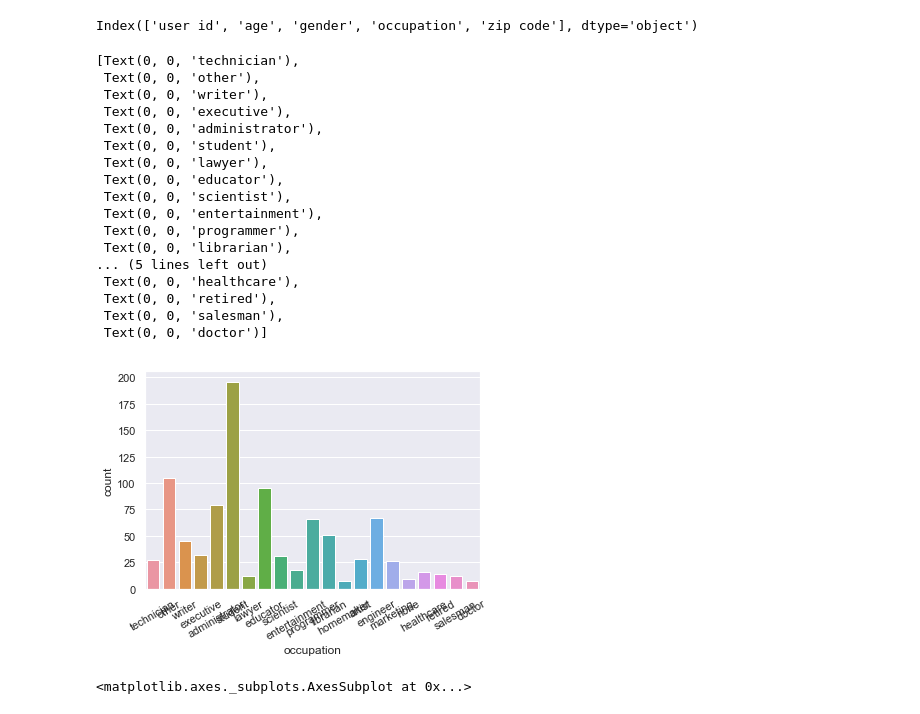
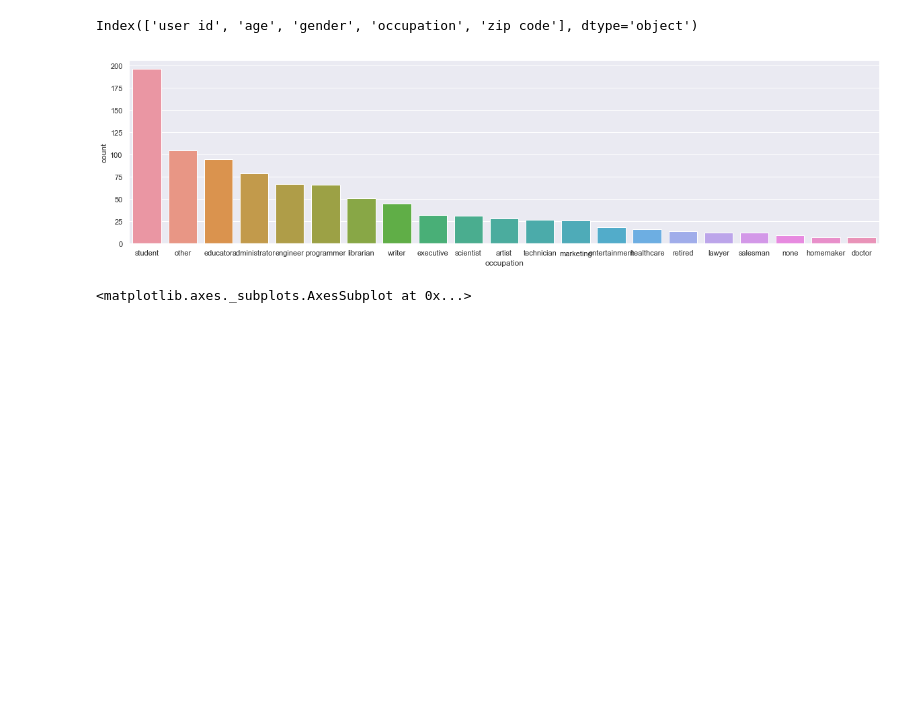
Before and after one commit to GreatLearningAIML1/gl-pgp-aiml-uta-intl-may20-aargie, a Jupyter notebook: MovieLens Project Questions.ipynb, the cells around one changed output. Saved outputs shown, nothing was run; the diff lists cells and outputs as text; code cells hidden in the pictures; blank space fills up the shorter version.

```diff
--- a/MovieLens Project Questions.ipynb
+++ b/MovieLens Project Questions.ipynb
@@ -195,27 +196,11 @@ User.columns
 # %% [output]
 Index(['user id', 'age', 'gender', 'occupation', 'zip code'], dtype='object')
 # %%
-g=sns.countplot(x="occupation", data=User)
-g.set_xticklabels(rotation=30,labels=User.occupation.unique())
+plt.figure(figsize=(20,5))
+g=sns.countplot(x="occupation", data=User, order = User['occupation'].value_counts().index)
+#g.set_xticklabels(rotation=30,labels=User.occupation.unique())
 # %% [output]
-[Text(0, 0, 'technician'),
- Text(0, 0, 'other'),
- Text(0, 0, 'writer'),
- Text(0, 0, 'executive'),
- Text(0, 0, 'administrator'),
- Text(0, 0, 'student'),
- Text(0, 0, 'lawyer'),
- Text(0, 0, 'educator'),
- Text(0, 0, 'scientist'),
- Text(0, 0, 'entertainment'),
- Text(0, 0, 'programmer'),
- Text(0, 0, 'librarian'),
-... (5 lines left out)
- Text(0, 0, 'healthcare'),
- Text(0, 0, 'retired'),
- Text(0, 0, 'salesman'),
- Text(0, 0, 'doctor')]
-[figure, old version]
+[figure, new version]
 # %%
 sns.countplot(x="rating", data=Data)
 # %% [output]
```
Also changed, not shown: parts of 4 cells of this notebook.
